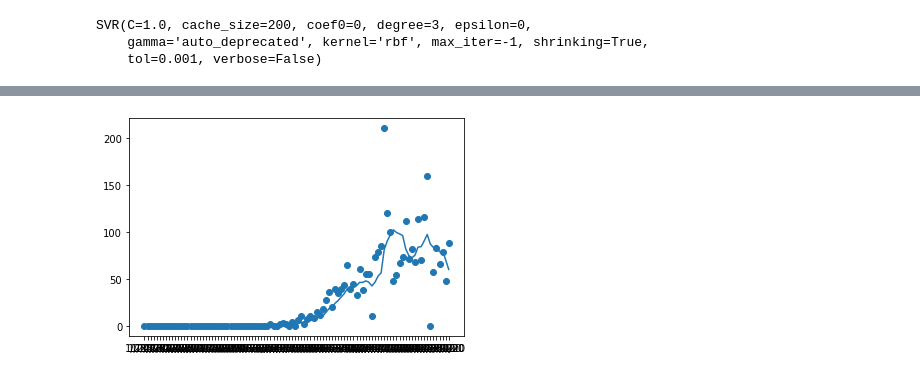
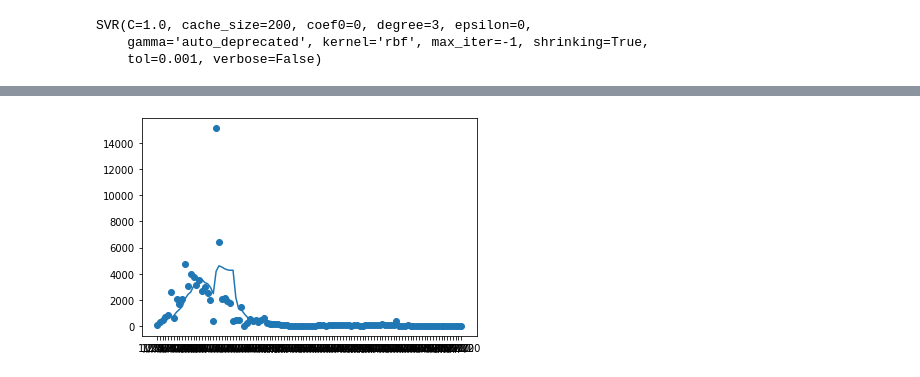
Before and after one commit to Htrismegistos/projectbuds, a Jupyter notebook: CoronaV/bokeh_try.ipynb, the cells around one changed output, grey strips where cells are left out. Drawn from its saved outputs; the diff is of its cells as text; code cells hidden in the pictures.

```diff
--- a/CoronaV/bokeh_try.ipynb
+++ b/CoronaV/bokeh_try.ipynb
@@ -433,8 +477,8 @@ plt.show()
 # %%
-plt.scatter(test.index, test['Hungary_daily'])
+plt.scatter(test.index, test['China_daily'])
 plt.plot(test.index, test['roll'])
 plt.show()
 # %% [output]
-[figure, old version]
+[figure, new version]
 # %%
 pd.read_csv()
```
Also changed, not shown: parts of 9 cells of this notebook, 6 other files.
